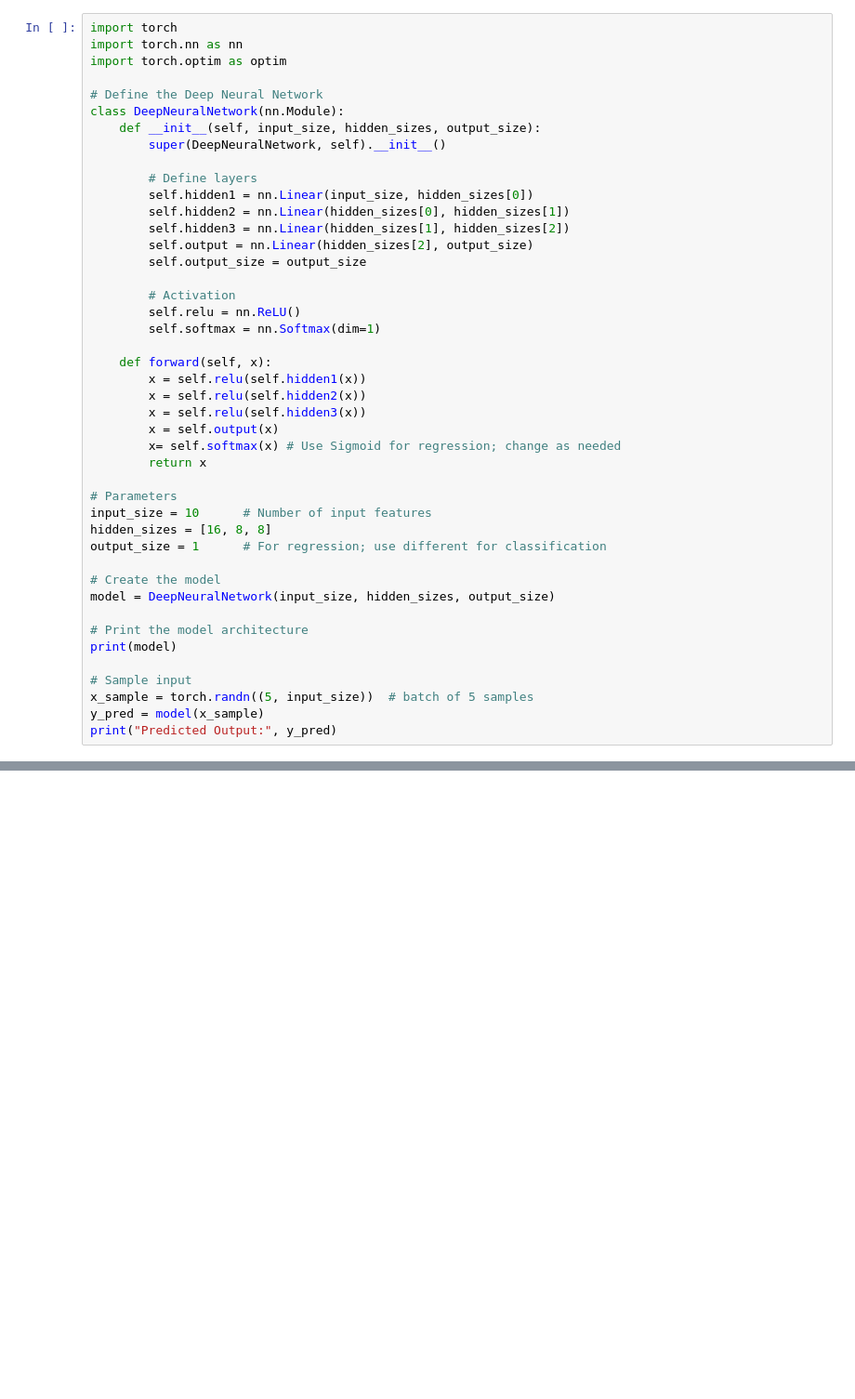
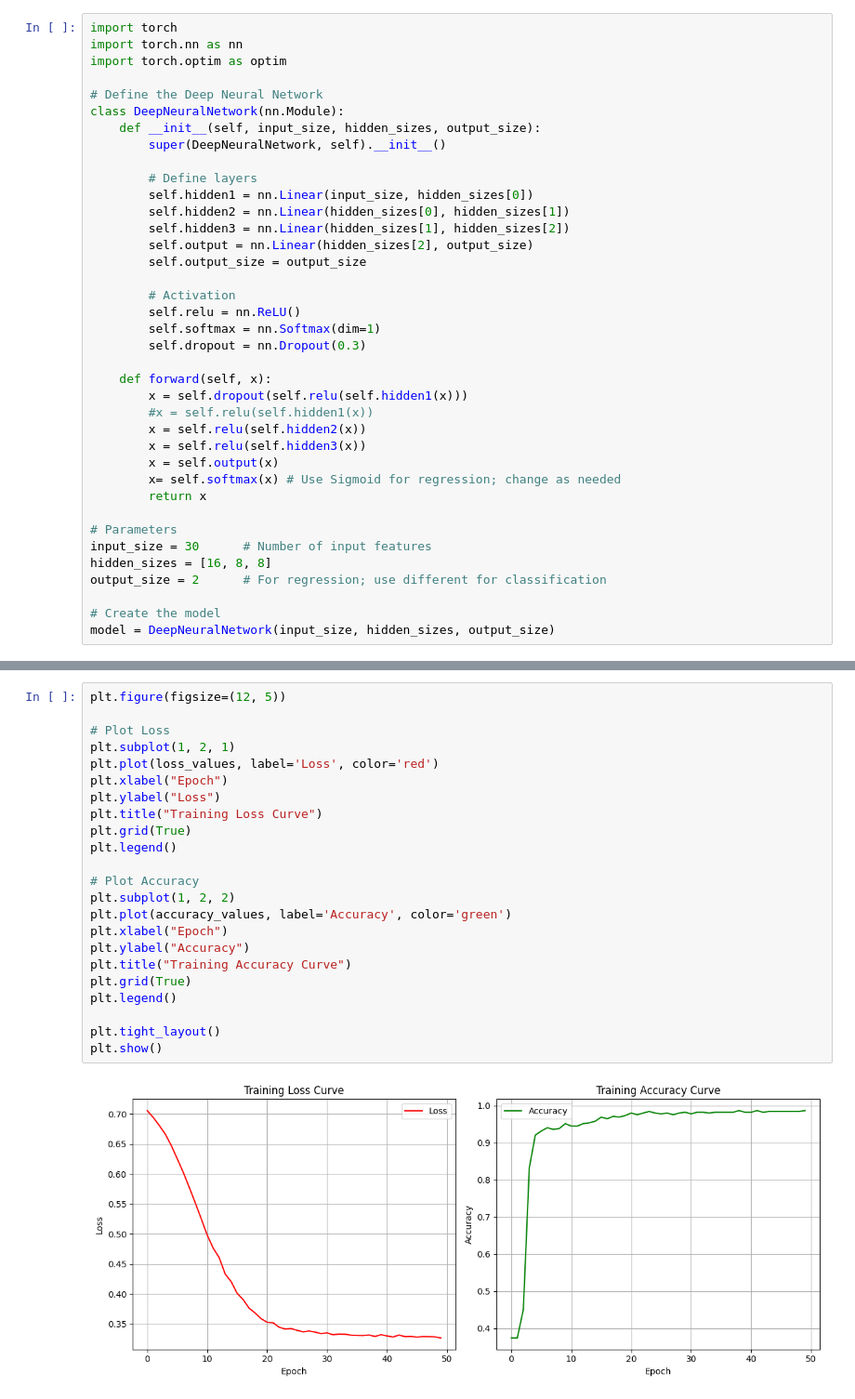
Before and after one commit to sujit4uwbslg/gcet_IV-I_2025, a Jupyter notebook: LAB/week4.ipynb, the cells around one changed output, grey strips where cells are left out. Shown: that part at 93% size. Saved outputs shown, nothing was run; the diff lists cells and outputs as text; blank space fills up the shorter version.

```diff
--- a/LAB/week4.ipynb
+++ b/LAB/week4.ipynb
@@ -24,9 +36,11 @@ class DeepNeuralNetwork(nn.Module):
         # Activation
         self.relu = nn.ReLU()
         self.softmax = nn.Softmax(dim=1)
+        self.dropout = nn.Dropout(0.3)
 
     def forward(self, x):
-        x = self.relu(self.hidden1(x))
+        x = self.dropout(self.relu(self.hidden1(x)))
+        #x = self.relu(self.hidden1(x))
         x = self.relu(self.hidden2(x))
         x = self.relu(self.hidden3(x))
         x = self.output(x)
@@ -34,19 +48,11 @@ class DeepNeuralNetwork(nn.Module):
         return x
 
 # Parameters
-input_size = 10      # Number of input features
+input_size = 30      # Number of input features
 hidden_sizes = [16, 8, 8]
-output_size = 1      # For regression; use different for classification
+output_size = 2      # For regression; use different for classification
 
 # Create the model
 model = DeepNeuralNetwork(input_size, hidden_sizes, output_size)
-
-# Print the model architecture
-print(model)
-
-# Sample input
-x_sample = torch.randn((5, input_size))  # batch of 5 samples
-y_pred = model(x_sample)
-print("Predicted Output:", y_pred)
 # %% [output]
 DeepNeuralNetwork(
@@ -145,0 +164,25 @@ draw_dnn(layer_sizes)
+# %%
+plt.figure(figsize=(12, 5))
+
+# Plot Loss
+plt.subplot(1, 2, 1)
+plt.plot(loss_values, label='Loss', color='red')
+plt.xlabel("Epoch")
+plt.ylabel("Loss")
+plt.title("Training Loss Curve")
+plt.grid(True)
+plt.legend()
+
+# Plot Accuracy
+plt.subplot(1, 2, 2)
+plt.plot(accuracy_values, label='Accuracy', color='green')
+plt.xlabel("Epoch")
+plt.ylabel("Accuracy")
+plt.title("Training Accuracy Curve")
+plt.grid(True)
+plt.legend()
+
+plt.tight_layout()
+plt.show()
+# %% [output]
+[figure, added]
```
Also changed, not shown: parts of 11 cells of this notebook.
